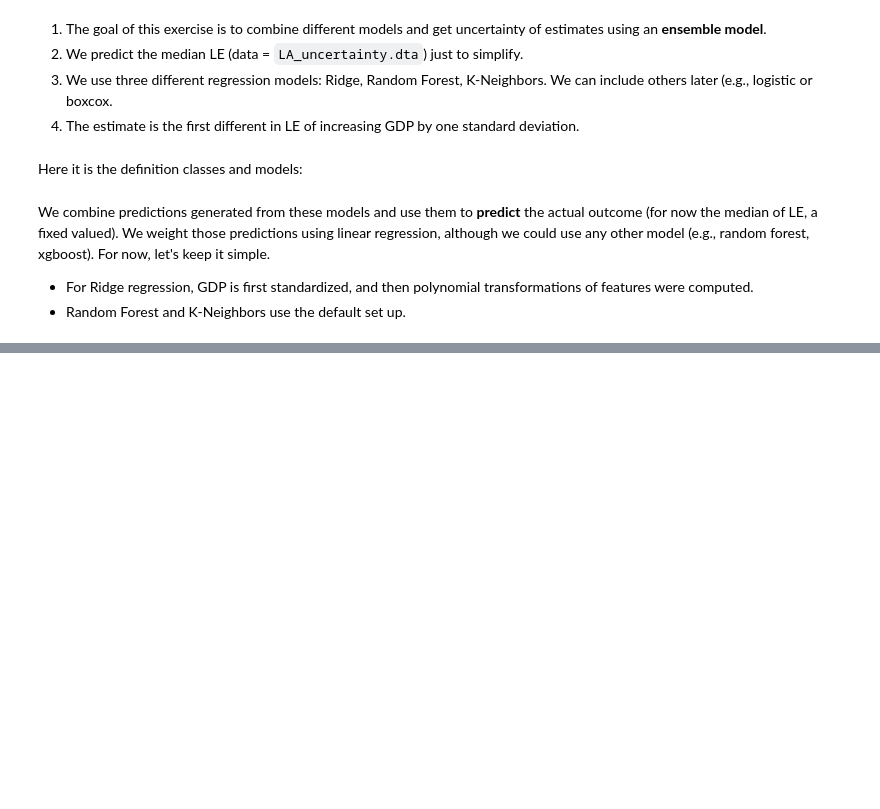
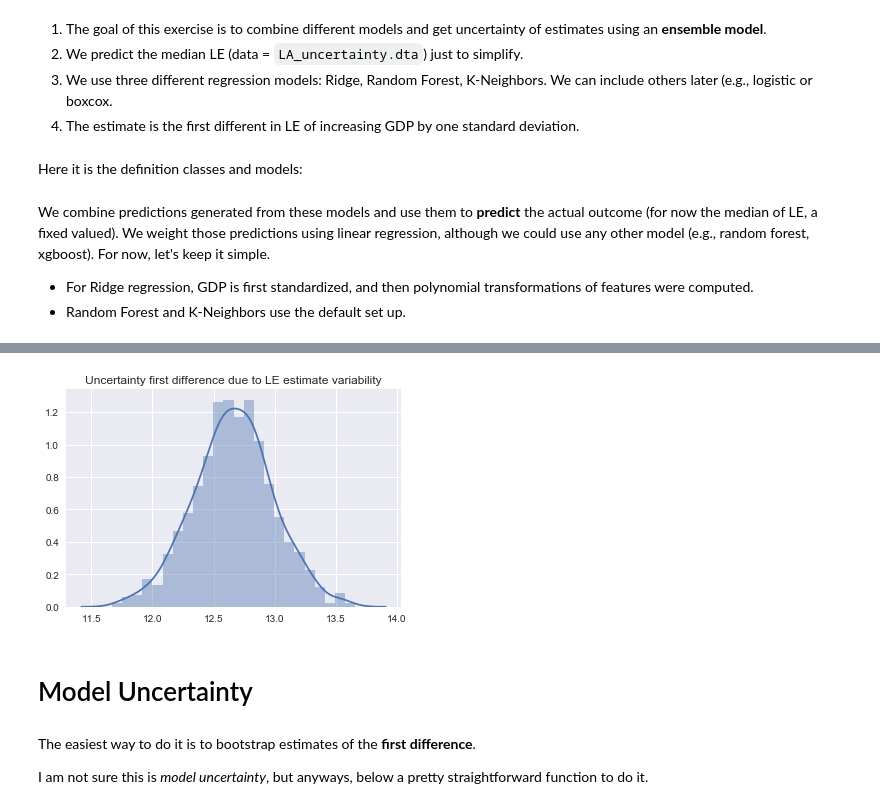
Before and after one commit to sdaza/lambda, a Jupyter notebook: notebooks/toy_ensemble.ipynb, the cells around one changed output, grey strips where cells are left out. Cells and saved outputs as stored; diff of their text form; code cells hidden in the pictures; blank space fills up the shorter version.

```diff
--- a/notebooks/toy_ensemble.ipynb
+++ b/notebooks/toy_ensemble.ipynb
@@ -185,0 +201,13 @@ plt.xlabel('Years');
+# %%
+diff = (pred_mat_cf - pred_mat).mean(axis=0) # estimating a mean
+# %%
+sns.distplot(diff)
+plt.title('Uncertainty first difference due to LE estimate variability');
+# %% [output]
+[figure, added]
+# %% [markdown]
+# Model Uncertainty
+# %% [markdown]
+The easiest way to do it is to bootstrap estimates of the **first difference**.
+
+I am not sure this is *model uncertainty*, but anyways, below a pretty straightforward function to do it.
```
Also changed, not shown: parts of 39 cells of this notebook.
